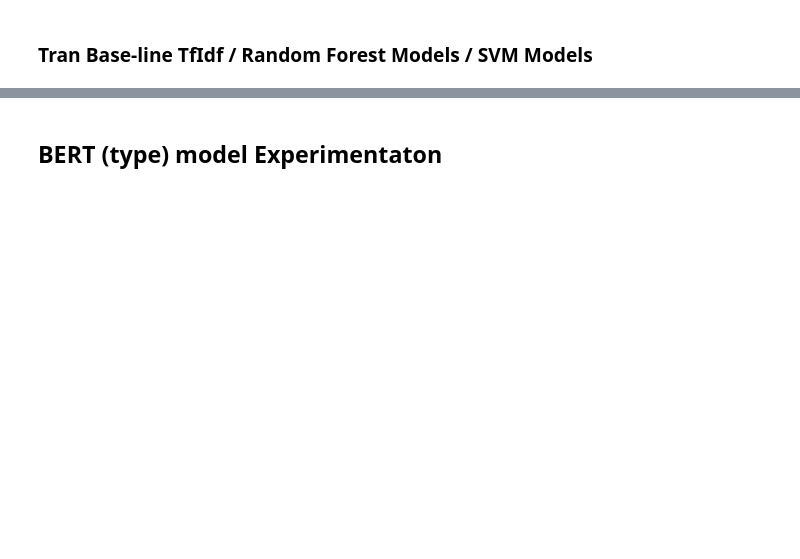
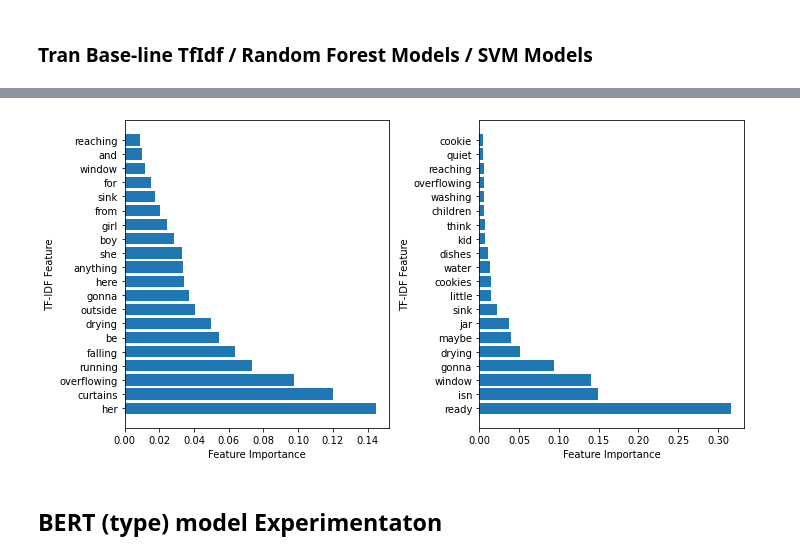
Before and after one commit to tomolopolis/ADReSS_Challenge, a Jupyter notebook: Analysis.ipynb, the cells around one changed output, grey strips where cells are left out. Saved outputs shown, nothing was run; the diff lists cells and outputs as text; code cells hidden in the pictures; blank space fills up the shorter version.

Commit message:
segmented speech baseline models

```diff
--- a/Analysis.ipynb
+++ b/Analysis.ipynb
@@ -267,0 +266,3 @@ rmse cv: -5.898423756596404
+# %%
+# XGBoost - par speech only
+clf_xgb_par, rgs_xgb_par = baseline_models(train_df.joined_all_par_speech, train_df.ad, train_df.mmse, xgb=True)
@@ -268,3 +323,34 @@ rmse cv: -5.898423756596404
+# %%
+def feat_impor(pipe):
+    feat_impor = [(pipe.steps[0][1].get_feature_names()[i], pipe.steps[1][1].feature_importances_[i]) for i in np.argsort(pipe.steps[1][1].feature_importances_)[::-1][0:20]]
+    labs = [i[0] for i in feat_impor]
+    scores = [i[1] for i in feat_impor]
+    return labs, scores
+# %%
+def plt_feats(clf_labels, clf_impor, rgs_labels, rgs_impor):
+    fig, (ax1, ax2)  = plt.subplots(1, 2, figsize=(10, 5))
+    ax1.barh(range(len(clf_impor)), clf_impor, label='AD Classification')
+    ax1.set_yticks(range(len(clf_labels)))
+    ax1.set_yticklabels(clf_labels)
+    ax1.set_ylabel('TF-IDF Feature')
+    ax1.set_xlabel('Feature Importance')
+
+    ax2.barh(range(len(rgs_labels)), rgs_impor, label='MMSE Regression')
+    ax2.set_yticks(range(len(rgs_labels)))
+    ax2.set_yticklabels(rgs_labels)
+    ax2.set_ylabel('TF-IDF Feature')
+    ax2.set_xlabel('Feature Importance')
+
+    # plt.legend([bar1, bar2], [bar1.get_label(), bar2.get_label()], fontsize=12)
+    plt.tight_layout()
+    plt.savefig('./feat_impor_xgboost.png')
+    plt.show()
+# %%
+# clf_labels, clf_impor =
+# rgs_labels, rgs_impor =
+plt_feats(*feat_impor(clf_xgb_par), * feat_impor(rgs_xgb_par))
+# %% [output]
+[figure, added]
 # %% [markdown]
 ## BERT (type) model Experimentaton
 # %%
```
Also changed, not shown: parts of 12 cells of this notebook, 2 other files.
